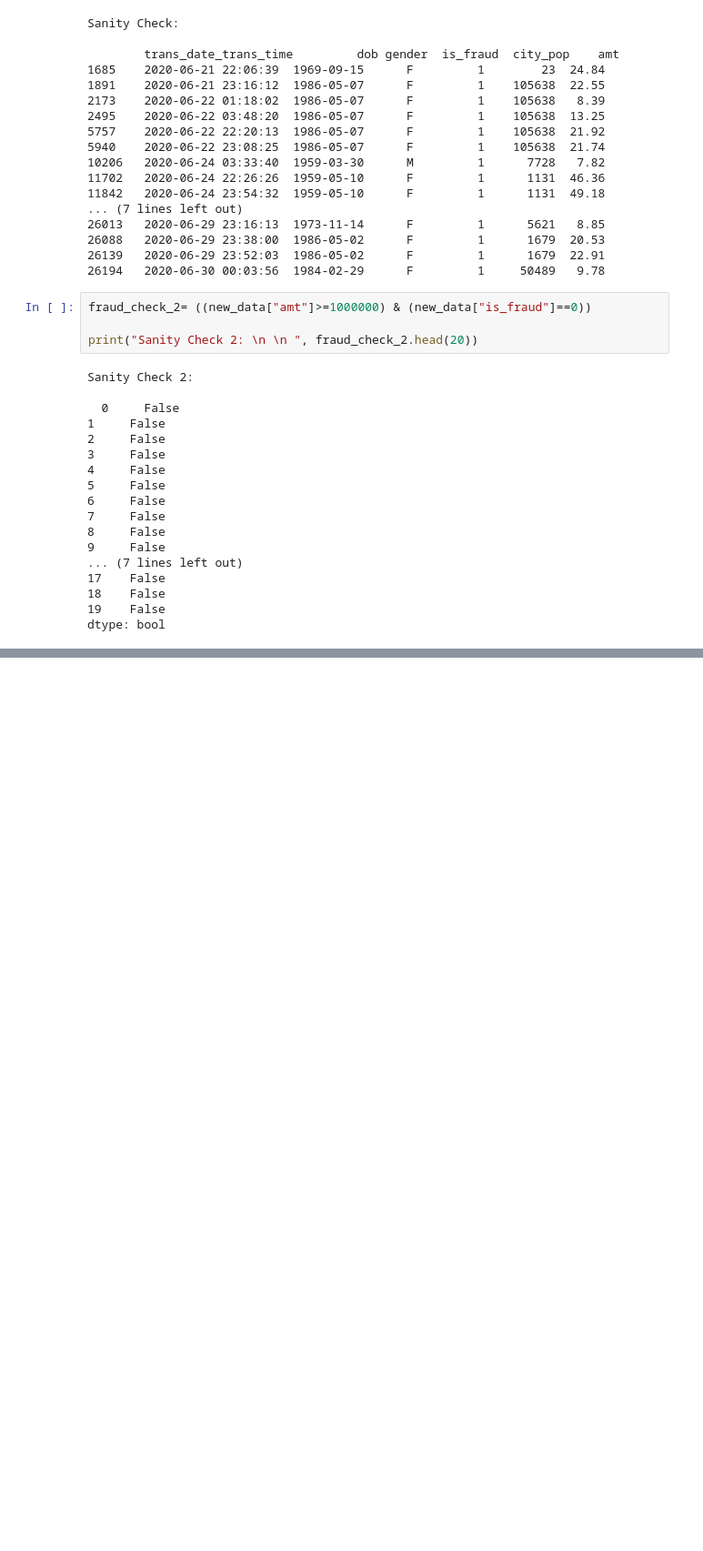
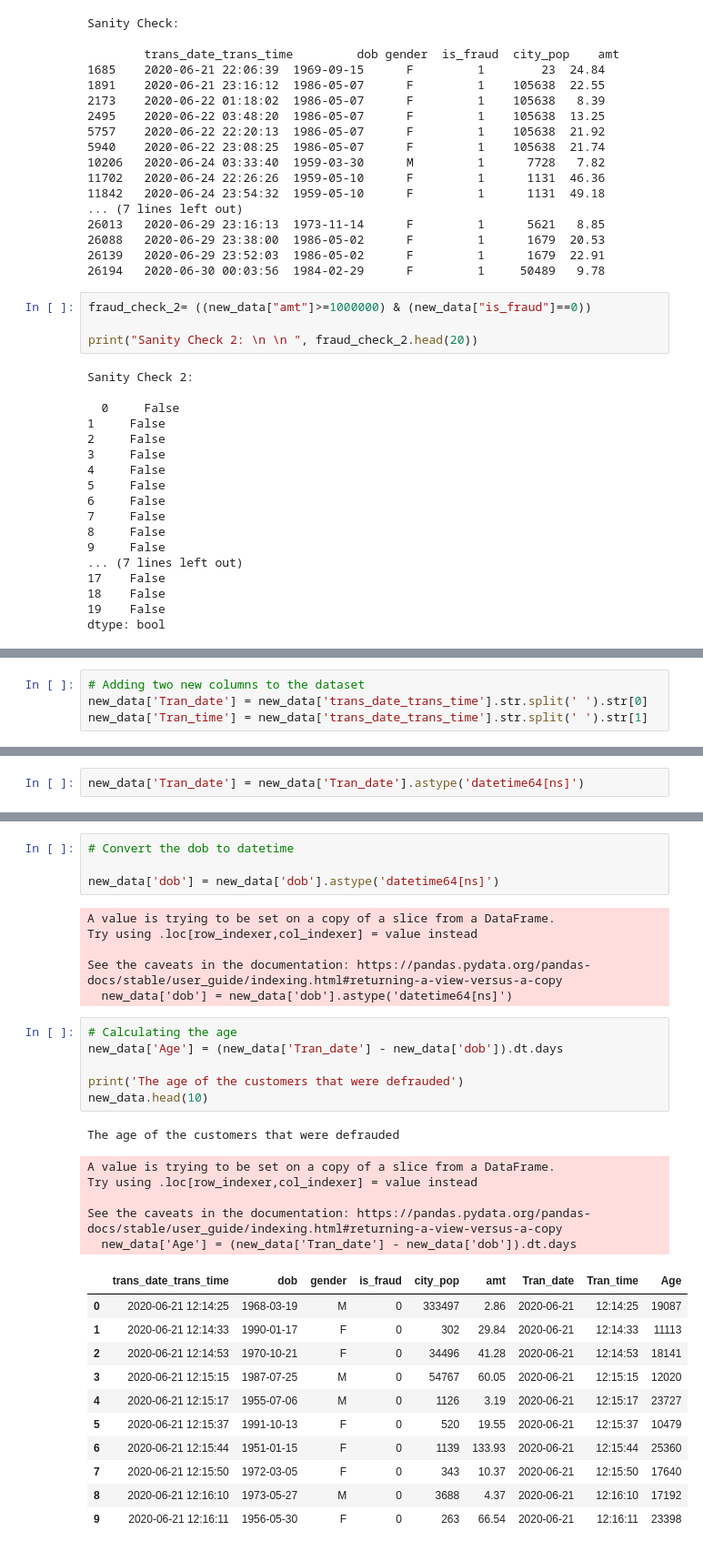
Before and after one commit to ElfCoon/Pandas---Refresher, a Jupyter notebook: Intro-to-Pandas-DataFrames.ipynb, the cells around one changed output, grey strips where cells are left out. Shown at 91% size. Drawn from its saved outputs; the diff is of its cells as text; blank space fills up the shorter version.

Commit message:
Exploring the fascinating capabilities of Pandas

```diff
--- a/Intro-to-Pandas-DataFrames.ipynb
+++ b/Intro-to-Pandas-DataFrames.ipynb
@@ -493,0 +498,4 @@ dtype: bool
+# %%
+# Adding two new columns to the dataset
+new_data['Tran_date'] = new_data['trans_date_trans_time'].str.split(' ').str[0]
+new_data['Tran_time'] = new_data['trans_date_trans_time'].str.split(' ').str[1]
@@ -493,0 +513,2 @@ dtype: bool
+# %%
+new_data['Tran_date'] = new_data['Tran_date'].astype('datetime64[ns]')
@@ -493,0 +541,34 @@ dtype: bool
+# %%
+# Convert the dob to datetime
+
+new_data['dob'] = new_data['dob'].astype('datetime64[ns]')
+# %% [output]
+A value is trying to be set on a copy of a slice from a DataFrame.
+Try using .loc[row_indexer,col_indexer] = value instead
+
+See the caveats in the documentation: https://pandas.pydata.org/pandas-docs/stable/user_guide/indexing.html#returning-a-view-versus-a-copy
+  new_data['dob'] = new_data['dob'].astype('datetime64[ns]')
+# %%
+# Calculating the age
+new_data['Age'] = (new_data['Tran_date'] - new_data['dob']).dt.days
+
+print('The age of the customers that were defrauded')
+new_data.head(10)
+# %% [output]
+The age of the customers that were defrauded
+A value is trying to be set on a copy of a slice from a DataFrame.
+Try using .loc[row_indexer,col_indexer] = value instead
+
+See the caveats in the documentation: https://pandas.pydata.org/pandas-docs/stable/user_guide/indexing.html#returning-a-view-versus-a-copy
+  new_data['Age'] = (new_data['Tran_date'] - new_data['dob']).dt.days
+|  | trans_date_trans_time | dob | gender | is_fraud | city_pop | amt | Tran_date | Tran_time | Age |
+| 0 | 2020-06-21 12:14:25 | 1968-03-19 | M | 0 | 333497 | 2.86 | 2020-06-21 | 12:14:25 | 19087 |
+| 1 | 2020-06-21 12:14:33 | 1990-01-17 | F | 0 | 302 | 29.84 | 2020-06-21 | 12:14:33 | 11113 |
+| 2 | 2020-06-21 12:14:53 | 1970-10-21 | F | 0 | 34496 | 41.28 | 2020-06-21 | 12:14:53 | 18141 |
+| 3 | 2020-06-21 12:15:15 | 1987-07-25 | M | 0 | 54767 | 60.05 | 2020-06-21 | 12:15:15 | 12020 |
+| 4 | 2020-06-21 12:15:17 | 1955-07-06 | M | 0 | 1126 | 3.19 | 2020-06-21 | 12:15:17 | 23727 |
+| 5 | 2020-06-21 12:15:37 | 1991-10-13 | F | 0 | 520 | 19.55 | 2020-06-21 | 12:15:37 | 10479 |
+| 6 | 2020-06-21 12:15:44 | 1951-01-15 | F | 0 | 1139 | 133.93 | 2020-06-21 | 12:15:44 | 25360 |
+| 7 | 2020-06-21 12:15:50 | 1972-03-05 | F | 0 | 343 | 10.37 | 2020-06-21 | 12:15:50 | 17640 |
+| 8 | 2020-06-21 12:16:10 | 1973-05-27 | M | 0 | 3688 | 4.37 | 2020-06-21 | 12:16:10 | 17192 |
+| 9 | 2020-06-21 12:16:11 | 1956-05-30 | F | 0 | 263 | 66.54 | 2020-06-21 | 12:16:11 | 23398 |
```
Also changed, not shown: parts of 22 cells of this notebook.
